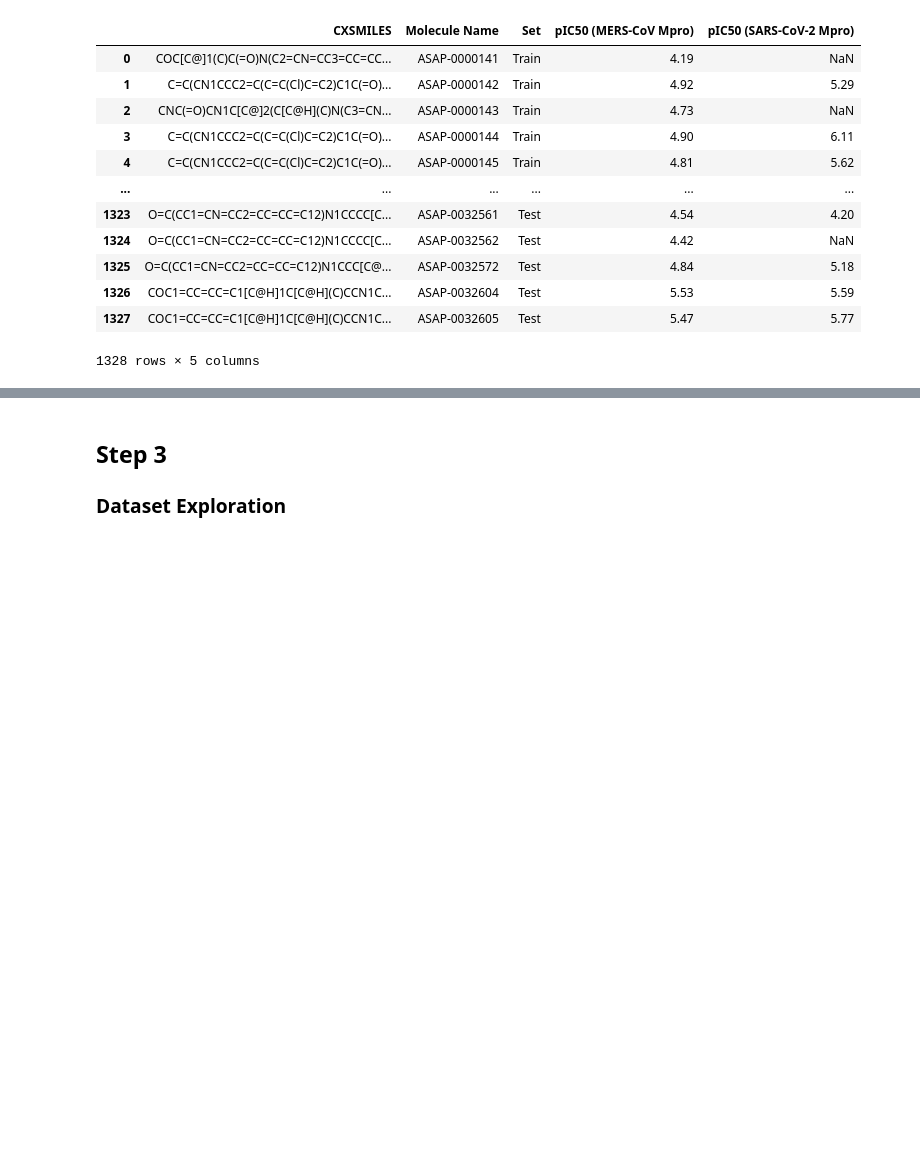
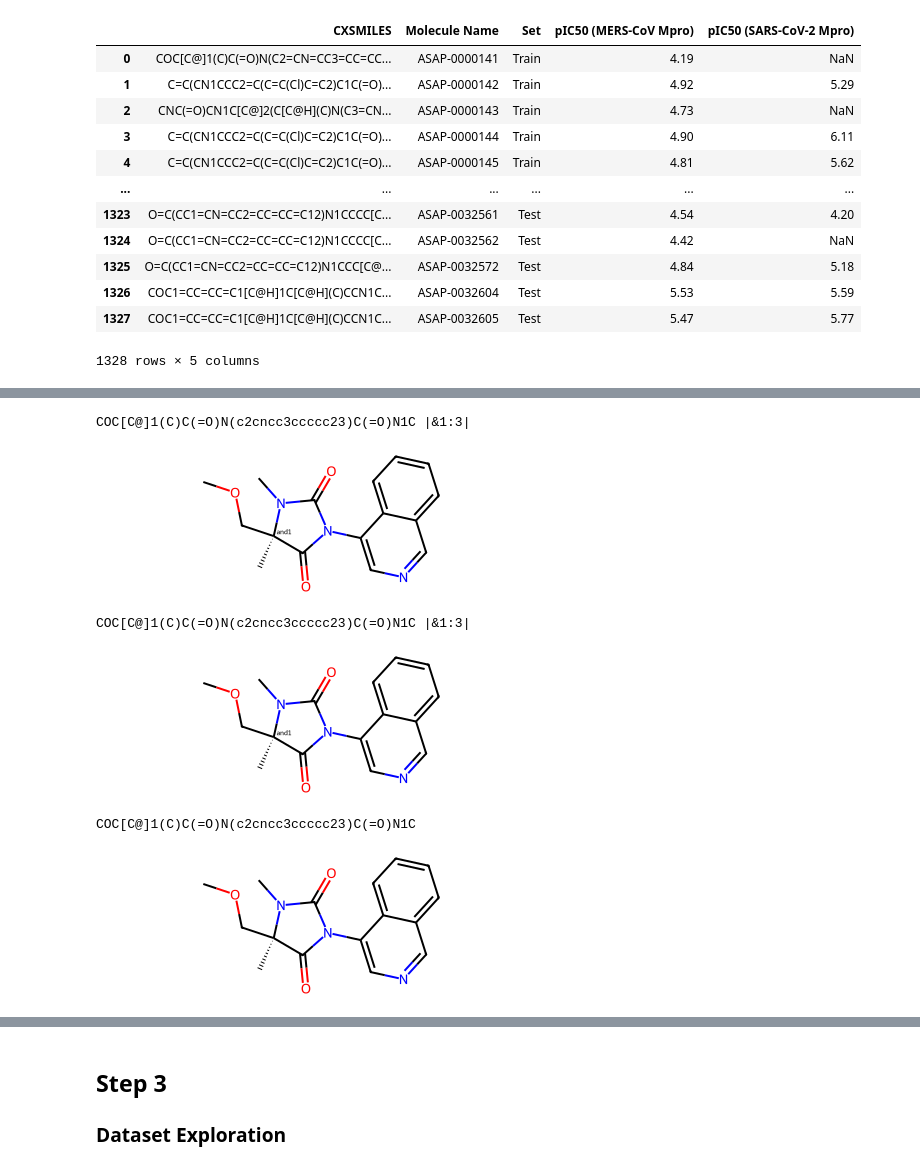
Before and after one commit to femisegvn/antiviral-potency, a Jupyter notebook: main.ipynb, the cells around one changed output, grey strips where cells are left out. Saved outputs shown, nothing was run; the diff lists cells and outputs as text; code cells hidden in the pictures; blank space fills up the shorter version.

```diff
--- a/main.ipynb
+++ b/main.ipynb
@@ -47,0 +45,7 @@ def clean_smiles(smiles):
+# %%
+# First of all, I will remove the datapoints that Polaris as recommended to be removed from the dataset
+dataset_df = dataset_df.drop([1036,1039,1219,1225,1306], axis=0)
+# %%
+# Here we canonicalise the smiles, ensuring a consistent systematic representation across all molecules
+from utils import canonicalise_smiles
+dataset_df.CXSMILES = canonicalise_smiles(dataset_df.CXSMILES)
@@ -47,0 +98,23 @@ def clean_smiles(smiles):
+# %%
+from rdkit import Chem
+s = dataset_df.CXSMILES[0]
+print(s)
+mol = Chem.MolFromSmiles(s)
+display(mol)
+
+s = Chem.MolToCXSmiles(mol)
+print(s)
+mol=Chem.MolFromSmiles(s)
+display(mol)
+
+s = Chem.MolToSmiles(mol)
+print(s)
+mol=Chem.MolFromSmiles(s)
+display(mol)
+# %% [output]
+COC[C@]1(C)C(=O)N(c2cncc3ccccc23)C(=O)N1C |&1:3|
+[figure, added]
+COC[C@]1(C)C(=O)N(c2cncc3ccccc23)C(=O)N1C |&1:3|
+[figure, added]
+COC[C@]1(C)C(=O)N(c2cncc3ccccc23)C(=O)N1C
+[figure, added]
```
Also changed, not shown: parts of 6 cells of this notebook, 3 other files.
